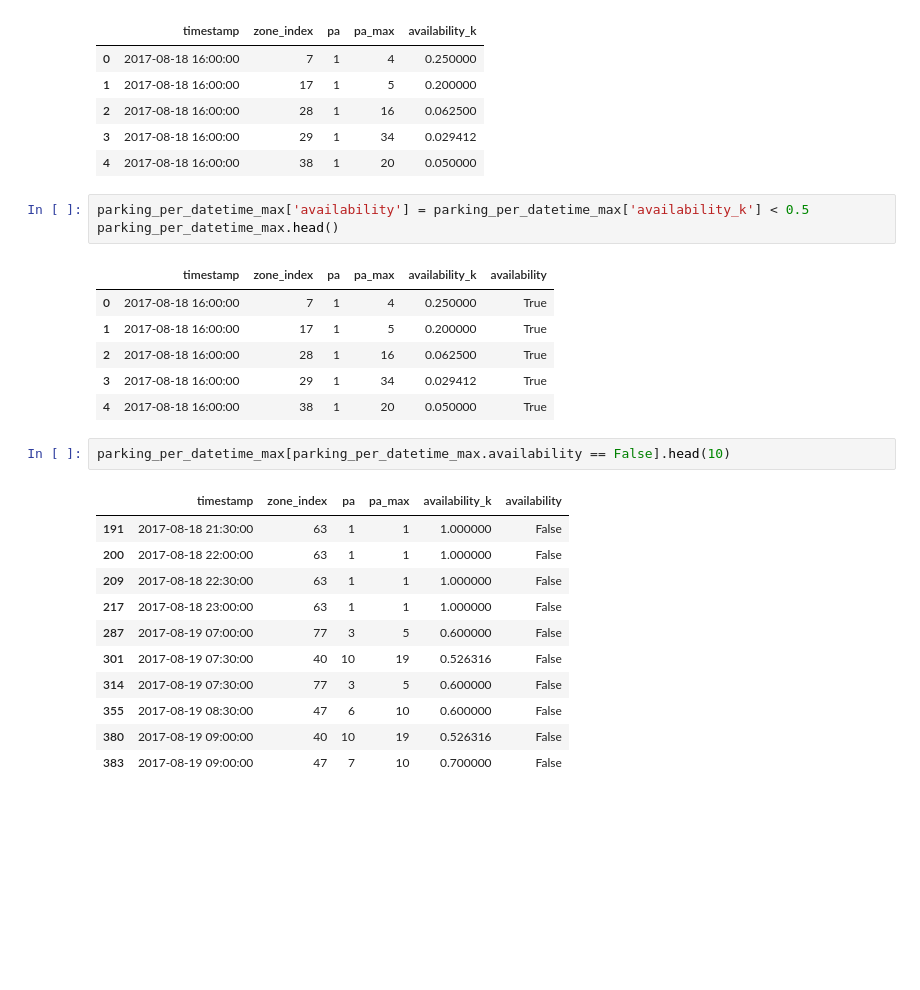
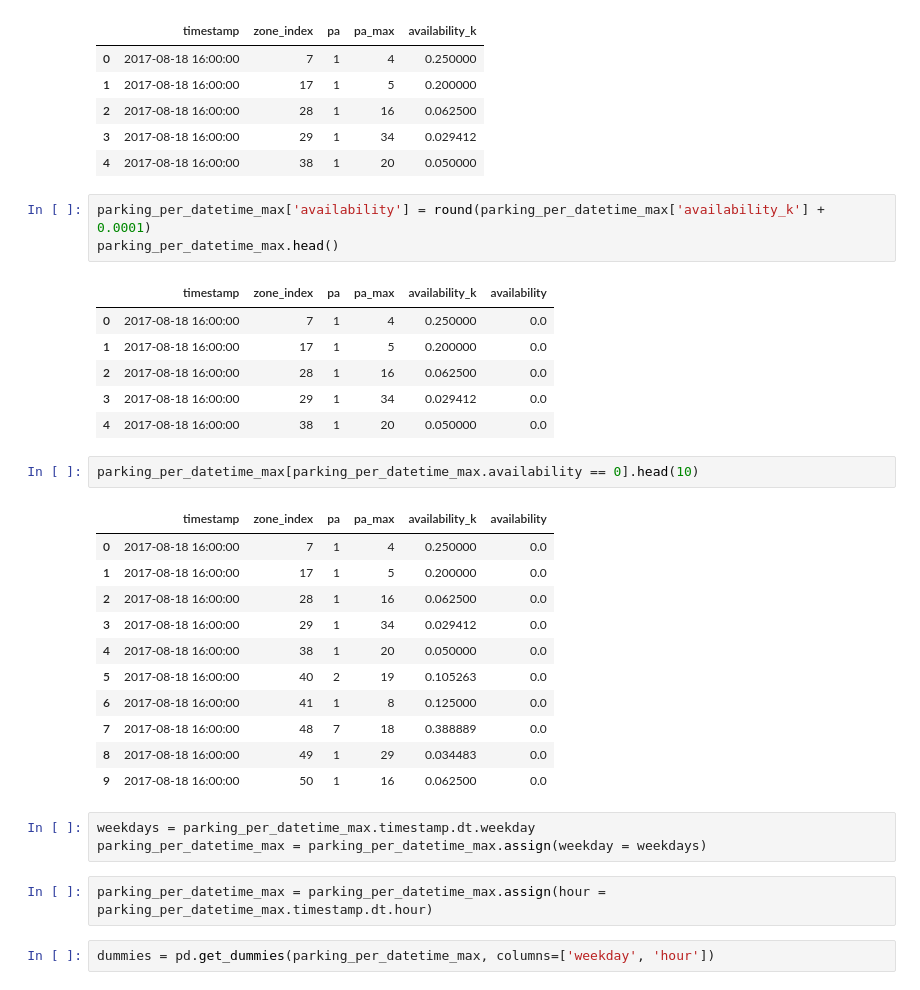
Before and after one commit to zavolokas/ParkingAvailability, a Jupyter notebook: ijburg.ipynb, the cells around one changed output. Cells and saved outputs as stored; diff of their text form; blank space fills up the shorter version.

```diff
--- a/ijburg.ipynb
+++ b/ijburg.ipynb
@@ -306,26 +306,33 @@ parking_per_datetime_max.head()
 | 3 | 2017-08-18 16:00:00 | 29 | 1 | 34 | 0.029412 |
 | 4 | 2017-08-18 16:00:00 | 38 | 1 | 20 | 0.050000 |
 # %%
-parking_per_datetime_max['availability'] = parking_per_datetime_max['availability_k'] < 0.5
+parking_per_datetime_max['availability'] = round(parking_per_datetime_max['availability_k'] + 0.0001)
 parking_per_datetime_max.head()
 # %% [output]
 |  | timestamp | zone_index | pa | pa_max | availability_k | availability |
-| 0 | 2017-08-18 16:00:00 | 7 | 1 | 4 | 0.250000 | True |
-| 1 | 2017-08-18 16:00:00 | 17 | 1 | 5 | 0.200000 | True |
-| 2 | 2017-08-18 16:00:00 | 28 | 1 | 16 | 0.062500 | True |
-| 3 | 2017-08-18 16:00:00 | 29 | 1 | 34 | 0.029412 | True |
-| 4 | 2017-08-18 16:00:00 | 38 | 1 | 20 | 0.050000 | True |
+| 0 | 2017-08-18 16:00:00 | 7 | 1 | 4 | 0.250000 | 0.0 |
+| 1 | 2017-08-18 16:00:00 | 17 | 1 | 5 | 0.200000 | 0.0 |
+| 2 | 2017-08-18 16:00:00 | 28 | 1 | 16 | 0.062500 | 0.0 |
+| 3 | 2017-08-18 16:00:00 | 29 | 1 | 34 | 0.029412 | 0.0 |
+| 4 | 2017-08-18 16:00:00 | 38 | 1 | 20 | 0.050000 | 0.0 |
 # %%
-parking_per_datetime_max[parking_per_datetime_max.availability == False].head(10)
+parking_per_datetime_max[parking_per_datetime_max.availability == 0].head(10)
 # %% [output]
 |  | timestamp | zone_index | pa | pa_max | availability_k | availability |
-| 191 | 2017-08-18 21:30:00 | 63 | 1 | 1 | 1.000000 | False |
-| 200 | 2017-08-18 22:00:00 | 63 | 1 | 1 | 1.000000 | False |
-| 209 | 2017-08-18 22:30:00 | 63 | 1 | 1 | 1.000000 | False |
-| 217 | 2017-08-18 23:00:00 | 63 | 1 | 1 | 1.000000 | False |
-| 287 | 2017-08-19 07:00:00 | 77 | 3 | 5 | 0.600000 | False |
-| 301 | 2017-08-19 07:30:00 | 40 | 10 | 19 | 0.526316 | False |
-| 314 | 2017-08-19 07:30:00 | 77 | 3 | 5 | 0.600000 | False |
-| 355 | 2017-08-19 08:30:00 | 47 | 6 | 10 | 0.600000 | False |
-| 380 | 2017-08-19 09:00:00 | 40 | 10 | 19 | 0.526316 | False |
-| 383 | 2017-08-19 09:00:00 | 47 | 7 | 10 | 0.700000 | False |
+| 0 | 2017-08-18 16:00:00 | 7 | 1 | 4 | 0.250000 | 0.0 |
+| 1 | 2017-08-18 16:00:00 | 17 | 1 | 5 | 0.200000 | 0.0 |
+| 2 | 2017-08-18 16:00:00 | 28 | 1 | 16 | 0.062500 | 0.0 |
+| 3 | 2017-08-18 16:00:00 | 29 | 1 | 34 | 0.029412 | 0.0 |
+| 4 | 2017-08-18 16:00:00 | 38 | 1 | 20 | 0.050000 | 0.0 |
+| 5 | 2017-08-18 16:00:00 | 40 | 2 | 19 | 0.105263 | 0.0 |
+| 6 | 2017-08-18 16:00:00 | 41 | 1 | 8 | 0.125000 | 0.0 |
+| 7 | 2017-08-18 16:00:00 | 48 | 7 | 18 | 0.388889 | 0.0 |
+| 8 | 2017-08-18 16:00:00 | 49 | 1 | 29 | 0.034483 | 0.0 |
+| 9 | 2017-08-18 16:00:00 | 50 | 1 | 16 | 0.062500 | 0.0 |
+# %%
+weekdays = parking_per_datetime_max.timestamp.dt.weekday
+parking_per_datetime_max = parking_per_datetime_max.assign(weekday = weekdays)
+# %%
+parking_per_datetime_max = parking_per_datetime_max.assign(hour = parking_per_datetime_max.timestamp.dt.hour)
+# %%
+dummies = pd.get_dummies(parking_per_datetime_max, columns=['weekday', 'hour'])
```
Also changed, not shown: parts of 7 cells of this notebook.
